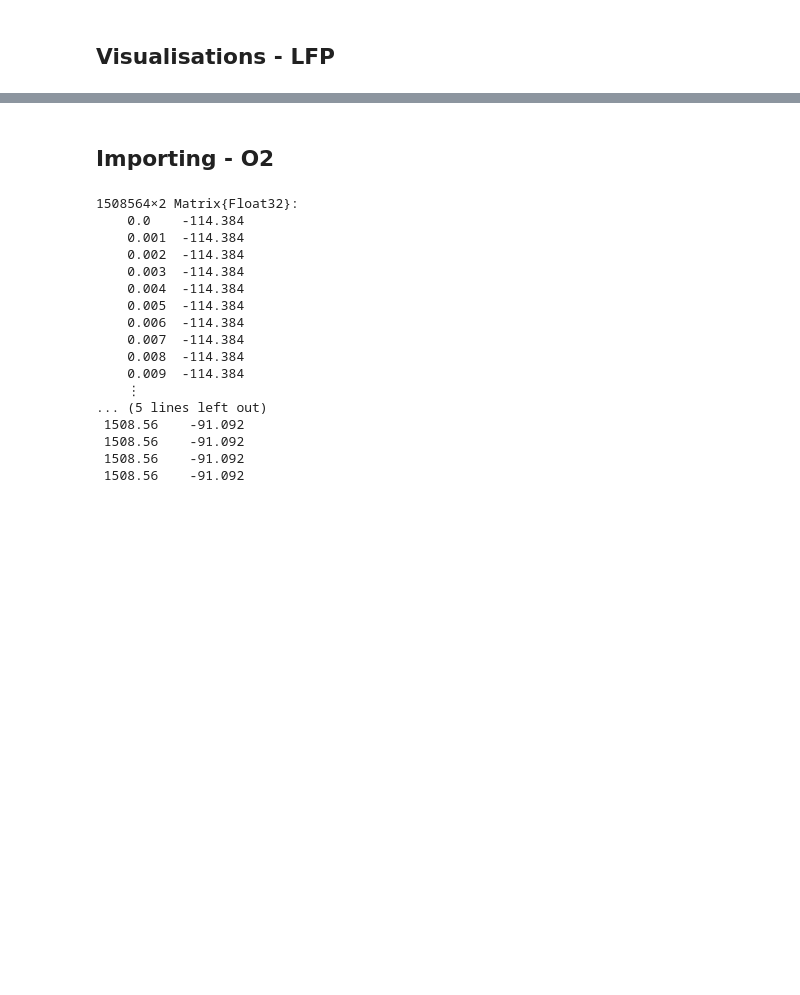
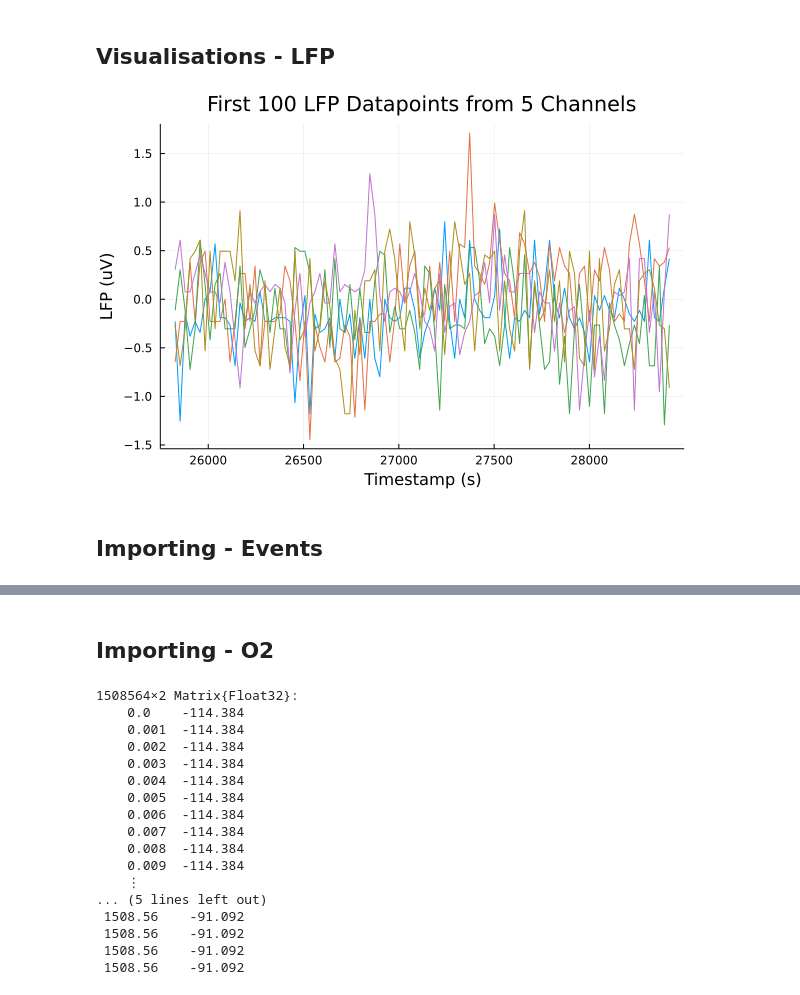
Before and after one commit to alexelwood14/O2-LFP-modelling, a Jupyter notebook: src/visualisations.ipynb, the cells around one changed output, grey strips where cells are left out. Cells and saved outputs as stored; diff of their text form; code cells hidden in the pictures; blank space fills up the shorter version.

Commit message:
Now have lfp events imported and visualised

```diff
--- a/src/visualisations.ipynb
+++ b/src/visualisations.ipynb
@@ -10,8 +10,9 @@ using StatsPlots
 ## Importing - LFP
 # %%
 # Get the XML metadata file
-data_path = "Exp 1/R4/2022-05-10_15-56-32/Record Node 111/"
-files_xml = root(readxml("../data/$(data_path)Continuous_Data.openephys"))
+
+lfp_path = "Exp 2/R7/2022-05-11_17-39-17/Record Node 101/"
+files_xml = root(readxml("../data/$(lfp_path)Continuous_Data.openephys"))
 recording = firstelement(firstelement(files_xml))
 
 # Format XML data into Dict
@@ -35,10 +36,20 @@ Dict{String, Any} with 5 entries:
 # Indexing lfp_data[channel, datapoint]
 
 # Add data from each channel into a single matrix
-n_datapoints = length(npzread("../data/formatted-lfp/$(data_path)$(files["filename"][1])", ["data"])["data"])
+n_datapoints = length(npzread("../data/formatted-lfp/$(lfp_path)$(files["filename"][1])", ["data"])["data"][1:end-1024])
 n_channels = length(files["filename"])
 lfp_data = Array{Float32}(undef, n_channels, n_datapoints)
-for i in 1:length(files["filename"])
-    data = npzread("../data/formatted-lfp/$(data_path)$(files["filename"][i])", ["data"])["data"] .* parse(Float64, files["bitVolts"][i])
+for i in 1:n_channels
+    data = npzread("../data/formatted-lfp/$(lfp_path)$(files["filename"][i])", ["data"])["data"][1:end-1024] .* parse(Float64, files["bitVolts"][i])
     lfp_data[i, :] = data
 end
+# %%
+# Add timestamps into vector
+# Timestamps are identical for each channel so this only needs to be done once
+lfp_timestamps = npzread("../data/formatted-lfp/$(lfp_path)$(files["filename"][1])", ["timestamps"])["timestamps"]
+n_timestamps = length(lfp_timestamps)
+
+lfp_timestamps_extended = [lfp_timestamps[i-1] + lfp_timestamps[i] * j / 1024 for i in 2:n_timestamps for j in 1:1024]
+
+@assert length(lfp_timestamps_extended) == n_datapoints
+lfp_timestamps_extended ./ 1000
@@ -45,10 +74,14 @@ end
 # %% [markdown]
 ## Visualisations - LFP
 # %%
-plot(lfp_data[1,1:100], legend=false)
+plot(lfp_timestamps_extended[1:100], lfp_data[1,1:100], legend=false)
 for i in 2:5
-    plot!(lfp_data[i,1:100], legend=false)
+    plot!(lfp_timestamps_extended[1:100], lfp_data[i,1:100], legend=false)
 end
 title!("First 100 LFP Datapoints from 5 Channels")
-xlabel!("Datapoint")
+xlabel!("Timestamp (s)")
 ylabel!("LFP (uV)")
+# %% [output]
+[figure, added]
+# %% [markdown]
+## Importing - Events
```
Also changed, not shown: parts of 6 cells of this notebook, 1 other file.
